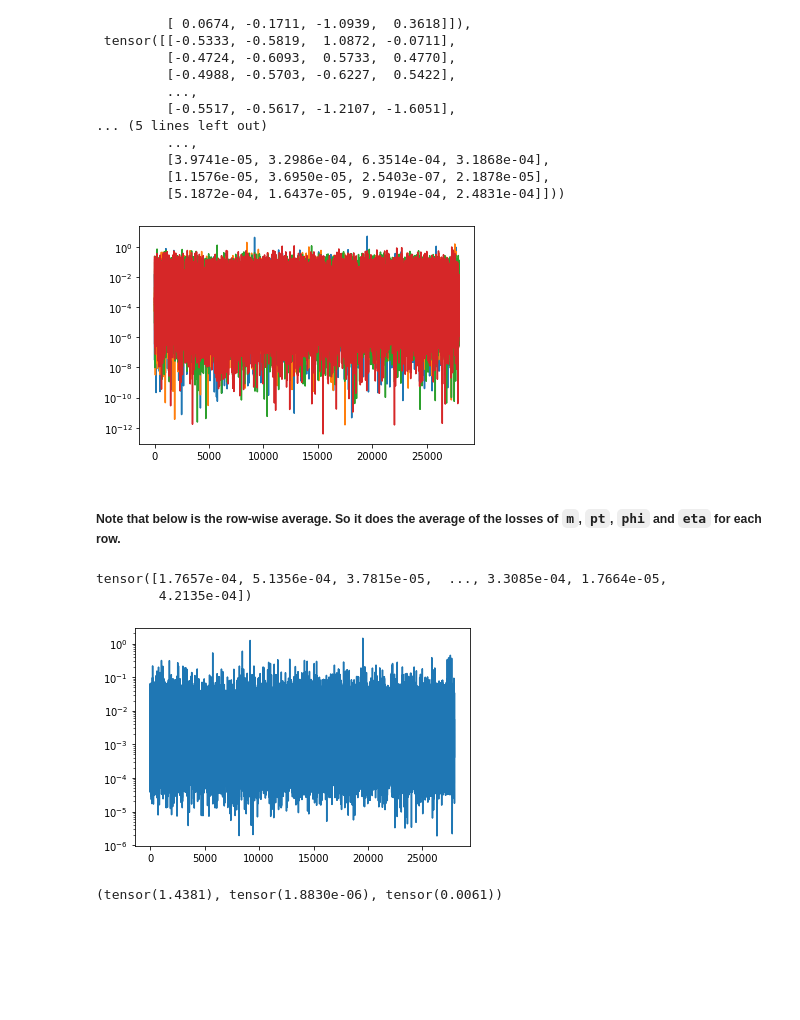
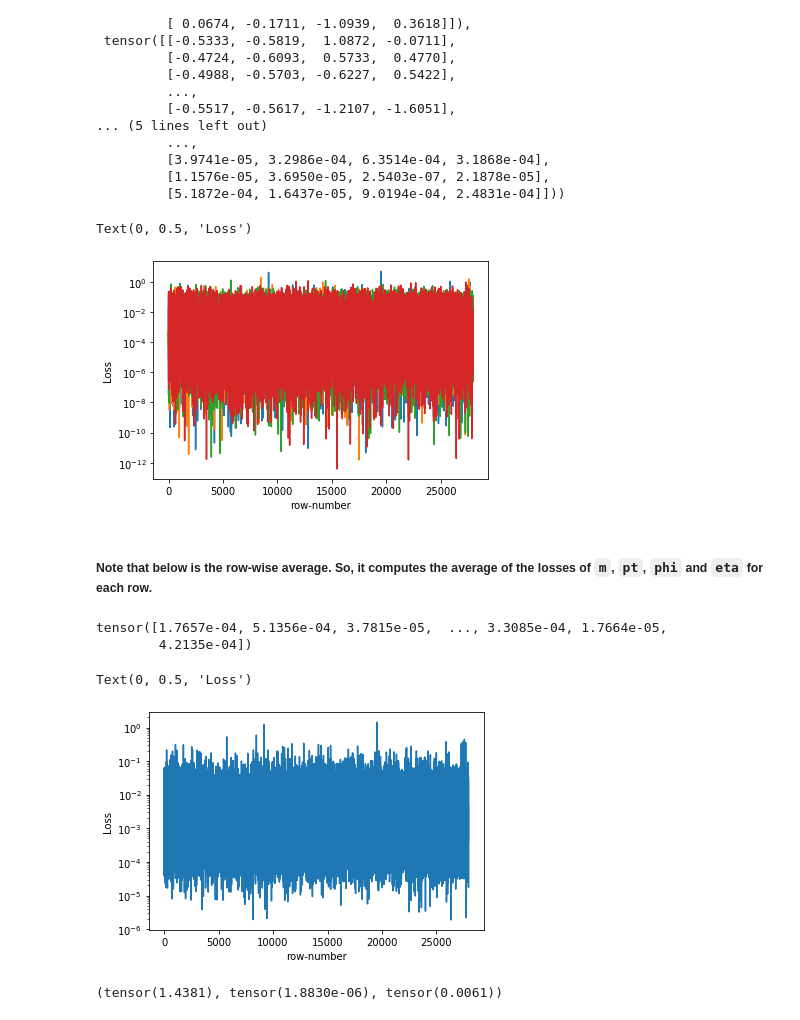
Before and after one commit to rushabh-v/Autoencoder-4-to-3-variables, a Jupyter notebook: main.ipynb, the cells around one changed output. Drawn from its saved outputs; the diff is of its cells as text; code cells hidden in the pictures; blank space fills up the shorter version.

```diff
--- a/main.ipynb
+++ b/main.ipynb
@@ -314,11 +314,14 @@ expected, result, losses
 # %%
 # plot of the losses with all 4 variables differentiated on validation set (row-number VS loss)
 plt.plot(losses)
 plt.yscale('log')
+plt.xlabel("row-number")
+plt.ylabel("Loss")
 # %% [output]
+Text(0, 0.5, 'Loss')
-[figure, old version]
+[figure, new version]
 # %% [markdown]
-##### Note that below is the row-wise average. So it does the average of the losses of `m`, `pt`, `phi` and `eta` for each row.
+##### Note that below is the row-wise average. So, it computes the average of the losses of `m`, `pt`, `phi` and `eta` for each row.
 # %%
 avg_loss = torch.sum(losses, (1,1)) / 4; avg_loss
 # %% [output]
@@ -328,8 +331,11 @@ tensor([1.7657e-04, 5.1356e-04, 3.7815e-05,  ..., 3.3085e-04, 1.7664e-05,
 # plot of the row-wise average losses on validation set (row-number VS average loss)
 plt.plot(avg_loss)
 plt.yscale('log')
+plt.xlabel("row-number")
+plt.ylabel("Loss")
 # %% [output]
+Text(0, 0.5, 'Loss')
-[figure, old version]
+[figure, new version]
 # %%
 # Max, min and Average losses
 avg_loss.max(), avg_loss.min(), avg_loss.mean()
```
Also changed, not shown: parts of 5 cells of this notebook.
